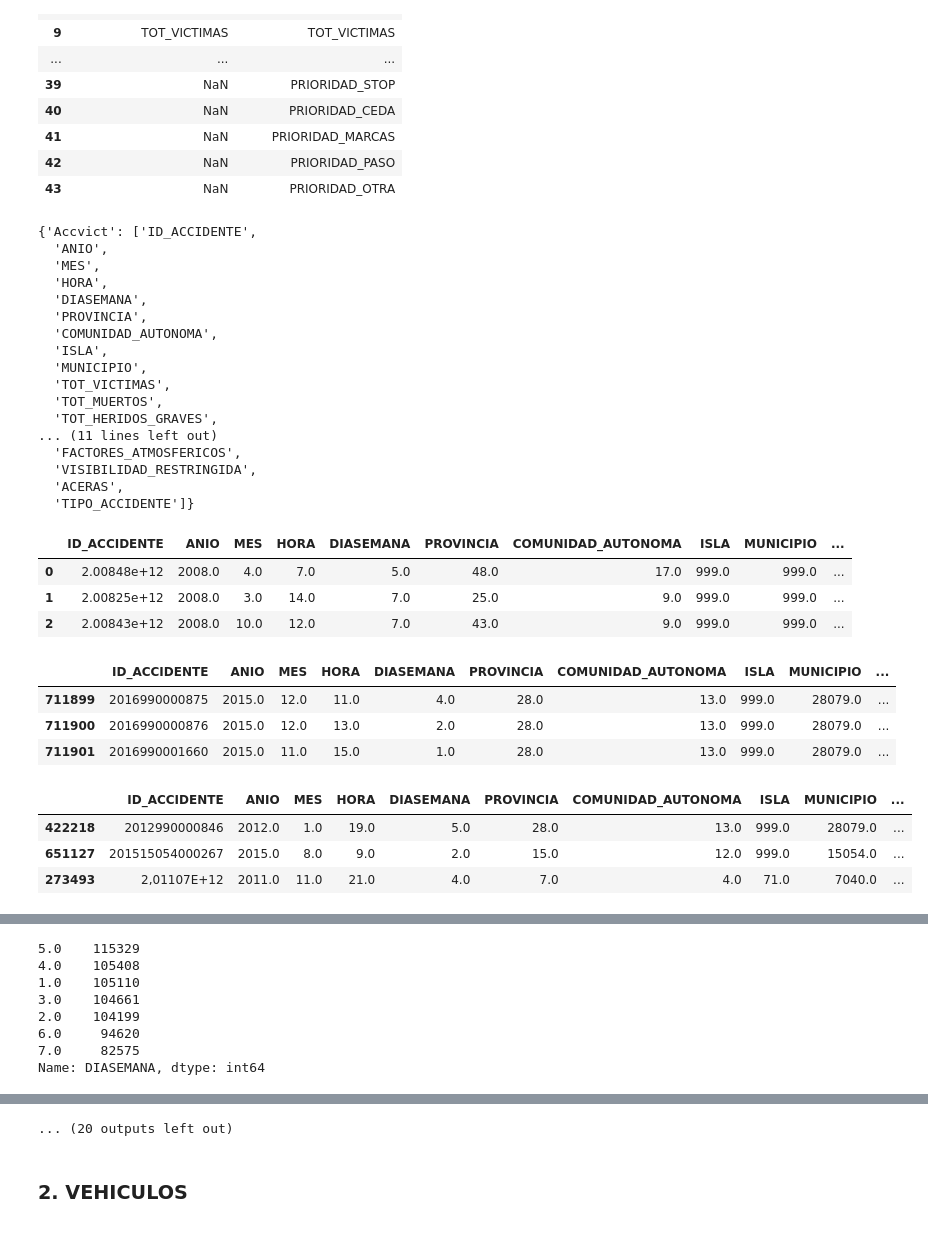
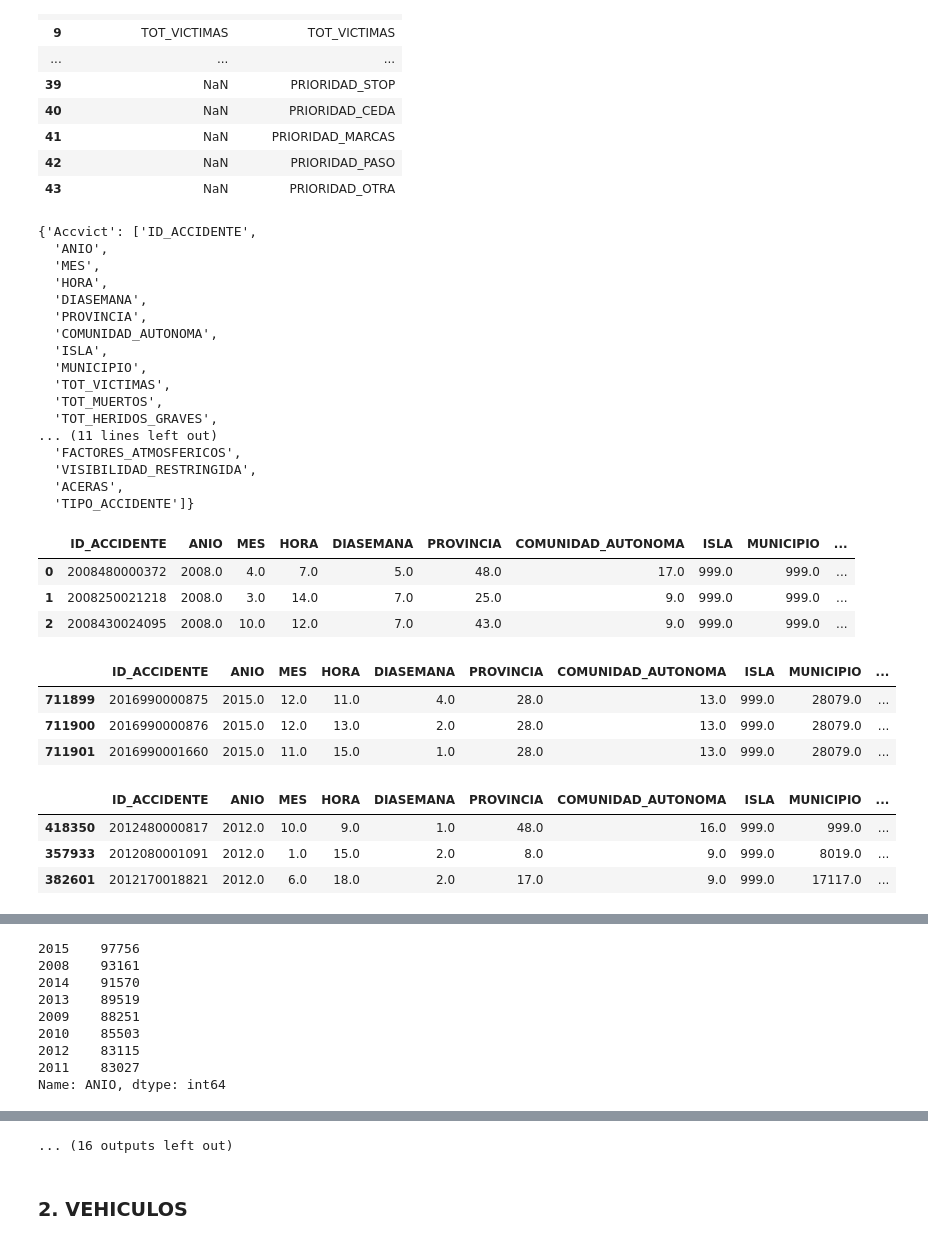
Before and after one commit to Rafaelmdcd/TFM_Kschool_Rafa_Martinez, a Jupyter notebook: TFM_DGT.ipynb, the cells around one changed output, grey strips where cells are left out. Drawn from its saved outputs; the diff is of its cells as text; code cells hidden in the pictures.

```diff
--- a/TFM_DGT.ipynb
+++ b/TFM_DGT.ipynb
@@ -143,78 +153,91 @@ Header_Accvict=Header_Accvict['Accvict_2008'].tolist()
 dic_all_headers={'Accvict':Header_Accvict}
 dic_all_headers
 
-#Genero nuevo DF
+#Genero nuevo DF vacio con los nombres de columnas
 df_all_years=pd.DataFrame(index=None, columns=dic_all_headers['Accvict'])
 
-#Cargo cada csv y concateno
+#Primero genero una vista con todos los datos para examinarlos
 for file in dic_all_files['Accvict']:
-    df_vict=pd.read_csv(file,delimiter=';',usecols=dic_all_headers['Accvict'],encoding="ISO-8859-1")
+    df_vict=pd.read_csv(file,delimiter=';',usecols=dic_all_headers['Accvict'],encoding="ISO-8859-1",dtype={'ID_ACCIDENTE': object})
     #relleno los nulos con 999
     df_vict.fillna(999,inplace=True)
     df_all_years=pd.concat([df_all_years,df_vict],ignore_index=True)
 
-#muestreo los datos
+
+#muestreo los datos dde la vista
 df_all_years.head(3)
 df_all_years.tail(3)
 df_all_years.sample(3)
 
-#De las columnas del data frame final, que contiene todos los años,
-#examino los distintos valores de las columnas, para tratar de decidir
-#que campos conservare para el analisis.
-for col in df_all_years.columns:
-    #no saco los distinos valores para los id_accidente
-    if col !='ID_ACCIDENTE':
-        df_all_years[col].value_counts(dropna=False)
-
-#Una vez examindas los resultado anteriores, decido descartar los siguientes campos:
-df_vict.drop(['ISLA','MUNICIPIO','TIPO_INTERSEC','ACERAS','VISIBILIDAD_RESTRINGIDA','CARRETERA','TRAZADO_NO_INTERSEC'], axis=1, inplace=True)
+#Decido descartar los siguientes campos, al no considerarlos relevantes o estar muy incompletos:
+df_all_years.drop(['ISLA','MUNICIPIO','TIPO_INTERSEC','ACERAS','CARRETERA','TRAZADO_NO_INTERSEC'], axis=1, inplace=True)
 
 #Actualizo mi diccionario con las cabeceras que utilizare en el proceso de carga
-Header_Accvict=df_vict.columns.tolist()
+Header_Accvict=df_all_years.columns.tolist()
 dic_all_headers={'Accvict':Header_Accvict}
 dic_all_headers
 #En el campo factores atmosfericos, como lo considero relevante
 #y tengo 4787 valores desconocidos, englobo estos registros dentro de la categoria otros(9)
 
+#Vacio el df de la vista, que contendra todos los años
+df_all_years=pd.DataFrame(index=None, columns=dic_all_headers['Accvict'])
+
 for file in dic_all_files['Accvict']:
-    df_acc=pd.read_csv(file,delimiter=";",usecols=dic_all_headers['Accvict'],encoding="ISO-8859-1")
+    df_acc=pd.read_csv(file,delimiter=";",usecols=dic_all_headers['Accvict'],encoding="ISO-8859-1",dtype={'ID_ACCIDENTE': object})
     df_acc.fillna(999,inplace=True)
+
     #factores atmosfericos desconocidos,tal y como cometo arriba van a otros
-    df_acc.ix[(df_vict['FACTORES_ATMOSFERICOS']==999), 'FACTORES_ATMOSFERICOS'] =9
+    df_acc.ix[(df_acc['FACTORES_ATMOSFERICOS']==999),'FACTORES_ATMOSFERICOS'] = 9
+    #df_acc.ix[(df_vict['VISIBILIDAD_RESTRINGIDA']==999), 'VISIBILIDAD_RESTRINGIDA'] = df_all_years['VISIBILIDAD_RESTRINGIDA'][df_all_years['VISIBILIDAD_RESTRINGIDA']!=999].median()
+
+    #Recorro todas las columnas del df, sustituyendo los known por la mediana del dato para tipos != objeto 'O'
+    for col in df_acc.columns:
+        if df_acc[col].dtype !='O':
+            df_acc.ix[(df_acc[col]==999), col]=df_acc[col][df_acc[col]!=999].median()
+            df_acc[col]=df_acc[col].astype(int)
+
+    df_all_years=pd.concat([df_all_years,df_acc],ignore_index=True)
     df_acc.to_csv(file,index=False,sep=";",encoding="ISO-8859-1")
     print("MODFICADO ----- "+file)
 
+#Convierto tambien los numericos de la vista tipo float a enteros
+#Compruebo que me ha sustituido correctamente los 999 por la mediana.
+for col in df_all_years.columns:
+    if df_all_years[col].dtype !='O':
+        df_all_years[col]=df_all_years[col].astype(int)
+    df_all_years[col].value_counts(dropna=False)
+
+df_all_years.to_csv("./cleaned/view_accvict_08_15.csv",index=False,sep=";",encoding="ISO-8859-1")
 print("CREADA VISTA CON DATOS DE ACCIDENTES Y VISTIMAS DE 2008 A 2015")
-df_all_years.to_csv("./cleaned/view_accvict_08_15.csv",index=False,sep=";",encoding="ISO-8859-1")
 
 ########   FIN DEL PROCESAMIENTO DE LOS DATASET DE ACCIDENTES #########
 # %% [output]
 {'Accvict': ['ID_ACCIDENTE',
   'ANIO',
   'MES',
   'HORA',
   'DIASEMANA',
   'PROVINCIA',
   'COMUNIDAD_AUTONOMA',
   'ISLA',
   'MUNICIPIO',
   'TOT_VICTIMAS',
   'TOT_MUERTOS',
   'TOT_HERIDOS_GRAVES',
 ... (11 lines left out)
   'FACTORES_ATMOSFERICOS',
   'VISIBILIDAD_RESTRINGIDA',
   'ACERAS',
   'TIPO_ACCIDENTE']}
 |  | ID_ACCIDENTE | ANIO | MES | HORA | DIASEMANA | PROVINCIA | COMUNIDAD_AUTONOMA | ISLA | MUNICIPIO | ... |
-| 0 | 2.00848e+12 | 2008.0 | 4.0 | 7.0 | 5.0 | 48.0 | 17.0 | 999.0 | 999.0 | ... |
-| 1 | 2.00825e+12 | 2008.0 | 3.0 | 14.0 | 7.0 | 25.0 | 9.0 | 999.0 | 999.0 | ... |
-| 2 | 2.00843e+12 | 2008.0 | 10.0 | 12.0 | 7.0 | 43.0 | 9.0 | 999.0 | 999.0 | ... |
+| 0 | 2008480000372 | 2008.0 | 4.0 | 7.0 | 5.0 | 48.0 | 17.0 | 999.0 | 999.0 | ... |
+| 1 | 2008250021218 | 2008.0 | 3.0 | 14.0 | 7.0 | 25.0 | 9.0 | 999.0 | 999.0 | ... |
+| 2 | 2008430024095 | 2008.0 | 10.0 | 12.0 | 7.0 | 43.0 | 9.0 | 999.0 | 999.0 | ... |
 |  | ID_ACCIDENTE | ANIO | MES | HORA | DIASEMANA | PROVINCIA | COMUNIDAD_AUTONOMA | ISLA | MUNICIPIO | ... |
 | 711899 | 2016990000875 | 2015.0 | 12.0 | 11.0 | 4.0 | 28.0 | 13.0 | 999.0 | 28079.0 | ... |
 | 711900 | 2016990000876 | 2015.0 | 12.0 | 13.0 | 2.0 | 28.0 | 13.0 | 999.0 | 28079.0 | ... |
 | 711901 | 2016990001660 | 2015.0 | 11.0 | 15.0 | 1.0 | 28.0 | 13.0 | 999.0 | 28079.0 | ... |
 |  | ID_ACCIDENTE | ANIO | MES | HORA | DIASEMANA | PROVINCIA | COMUNIDAD_AUTONOMA | ISLA | MUNICIPIO | ... |
-| 422218 | 2012990000846 | 2012.0 | 1.0 | 19.0 | 5.0 | 28.0 | 13.0 | 999.0 | 28079.0 | ... |
-| 651127 | 201515054000267 | 2015.0 | 8.0 | 9.0 | 2.0 | 15.0 | 12.0 | 999.0 | 15054.0 | ... |
-| 273493 | 2,01107E+12 | 2011.0 | 11.0 | 21.0 | 4.0 | 7.0 | 4.0 | 71.0 | 7040.0 | ... |
+| 418350 | 2012480000817 | 2012.0 | 10.0 | 9.0 | 1.0 | 48.0 | 16.0 | 999.0 | 999.0 | ... |
+| 357933 | 2012080001091 | 2012.0 | 1.0 | 15.0 | 2.0 | 8.0 | 9.0 | 999.0 | 8019.0 | ... |
+| 382601 | 2012170018821 | 2012.0 | 6.0 | 18.0 | 2.0 | 17.0 | 9.0 | 999.0 | 17117.0 | ... |
@@ -260,8 +286,9 @@ Name: HORA, dtype: int64
-5.0    115329
-4.0    105408
-1.0    105110
-3.0    104661
-2.0    104199
-6.0     94620
-7.0     82575
-Name: DIASEMANA, dtype: int64
+2015    97756
+2008    93161
+2014    91570
+2013    89519
+2009    88251
+2010    85503
+2012    83115
+2011    83027
+Name: ANIO, dtype: int64
@@ -334,4 +350,4 @@ Name: MUNICIPIO, dtype: int64
-... (20 outputs left out)
+... (16 outputs left out)
 # %% [markdown]
 ###   2. VEHICULOS
 # %%
```
Also changed, not shown: parts of 26 cells of this notebook.
